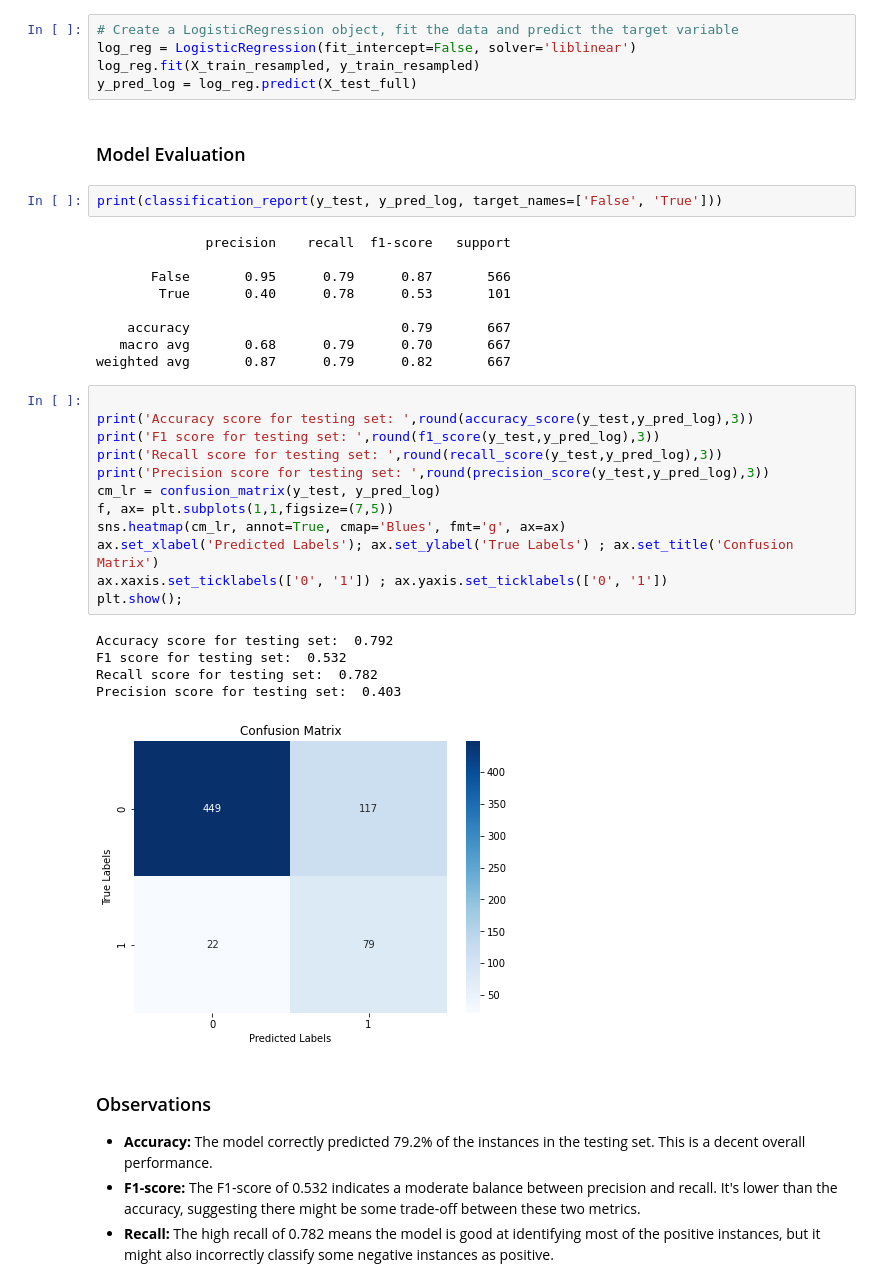
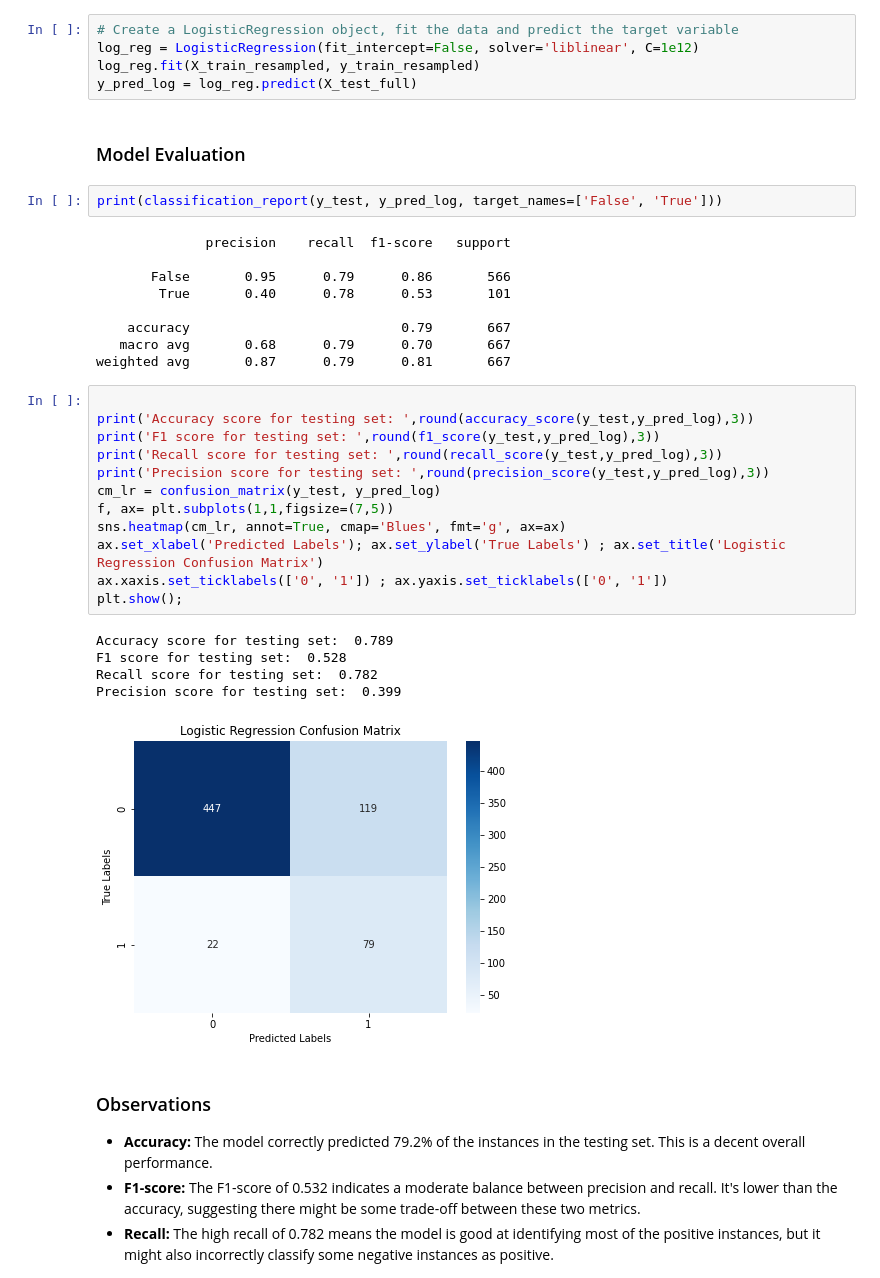
Before and after one commit to joakimTI/SyriaTel-Customer-Churn-Classifier, a Jupyter notebook: index.ipynb, the cells around one changed output. Drawn from its saved outputs; the diff is of its cells as text.

```diff
--- a/index.ipynb
+++ b/index.ipynb
@@ -460,7 +460,7 @@ Name: churn, dtype: float64
 * This will serve as the base model.
 # %%
 # Create a LogisticRegression object, fit the data and predict the target variable
-log_reg = LogisticRegression(fit_intercept=False, solver='liblinear')
+log_reg = LogisticRegression(fit_intercept=False, solver='liblinear', C=1e12)
 log_reg.fit(X_train_resampled, y_train_resampled)
 y_pred_log = log_reg.predict(X_test_full)
 # %% [markdown]
@@ -470,30 +470,30 @@ print(classification_report(y_test, y_pred_log, target_names=['False', 'True']))
 # %% [output]
               precision    recall  f1-score   support
 
-       False       0.95      0.79      0.87       566
+       False       0.95      0.79      0.86       566
         True       0.40      0.78      0.53       101
 
     accuracy                           0.79       667
    macro avg       0.68      0.79      0.70       667
-weighted avg       0.87      0.79      0.82       667
+weighted avg       0.87      0.79      0.81       667
 # %%
 
 print('Accuracy score for testing set: ',round(accuracy_score(y_test,y_pred_log),3))
 print('F1 score for testing set: ',round(f1_score(y_test,y_pred_log),3))
 print('Recall score for testing set: ',round(recall_score(y_test,y_pred_log),3))
 print('Precision score for testing set: ',round(precision_score(y_test,y_pred_log),3))
 cm_lr = confusion_matrix(y_test, y_pred_log)
 f, ax= plt.subplots(1,1,figsize=(7,5))
 sns.heatmap(cm_lr, annot=True, cmap='Blues', fmt='g', ax=ax)
-ax.set_xlabel('Predicted Labels'); ax.set_ylabel('True Labels') ; ax.set_title('Confusion Matrix')
+ax.set_xlabel('Predicted Labels'); ax.set_ylabel('True Labels') ; ax.set_title('Logistic Regression Confusion Matrix')
 ax.xaxis.set_ticklabels(['0', '1']) ; ax.yaxis.set_ticklabels(['0', '1'])
 plt.show();
 # %% [output]
-Accuracy score for testing set:  0.792
-F1 score for testing set:  0.532
+Accuracy score for testing set:  0.789
+F1 score for testing set:  0.528
 Recall score for testing set:  0.782
-Precision score for testing set:  0.403
+Precision score for testing set:  0.399
-[figure, old version]
+[figure, new version]
 # %% [markdown]
 ### Observations
 
```
Also changed, not shown: parts of 8 cells of this notebook.
